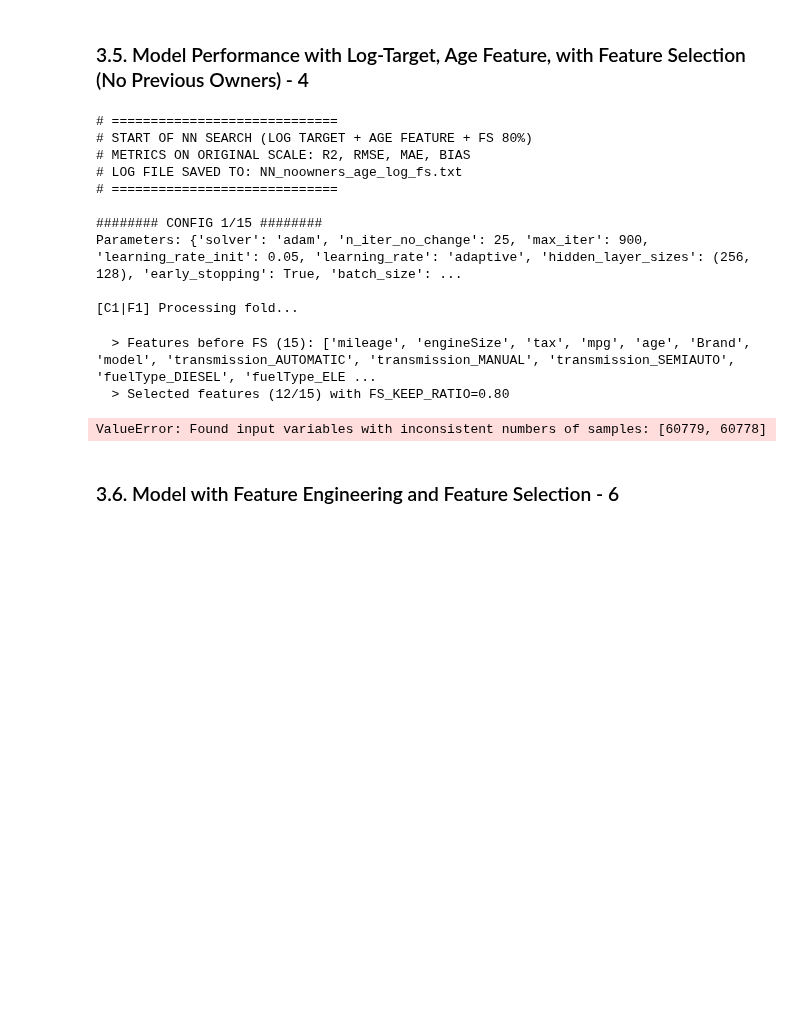
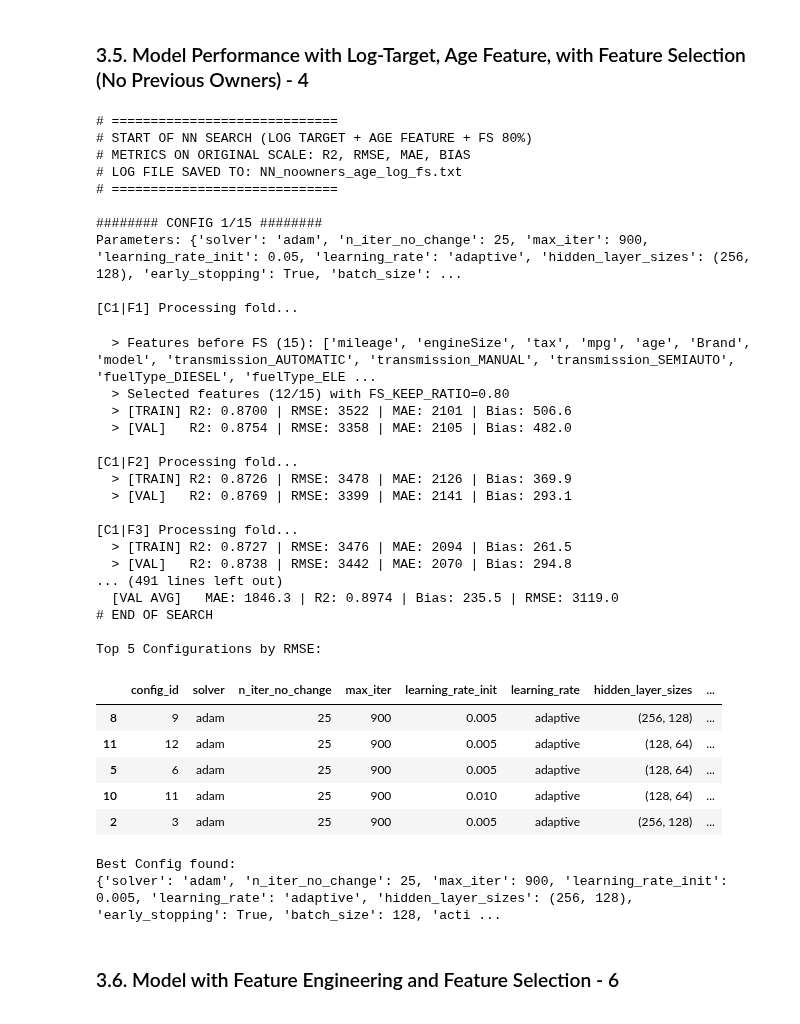
Before and after one commit to franciscasf/Machine-Learning-G51, a Jupyter notebook: notebooks/model_assessment_optimazation/05_6_NeuralNetworks.ipynb, the cells around one changed output. Saved outputs shown, nothing was run; the diff lists cells and outputs as text; code cells hidden in the pictures; blank space fills up the shorter version.

```diff
--- a/notebooks/model_assessment_optimazation/05_6_NeuralNetworks.ipynb
+++ b/notebooks/model_assessment_optimazation/05_6_NeuralNetworks.ipynb
@@ -1195,7 +1195,7 @@ with open(log_path, "w", encoding="utf-8") as log_file:
                 random_state=42,
                 verbose=False
             )
-            mlp_model.fit(X_train_scaled, y_train_log)
+            mlp_model.fit(X_train_sel, y_train_log)
 
             # predictions (log scale), then invert to original scale
             y_pred_train_log = mlp_model.predict(X_train_sel)
@@ -1262,34 +1262,56 @@ with open(log_path, "w", encoding="utf-8") as log_file:
 
         if mean_rmse_val < best_rmse:
             best_rmse = mean_rmse_val
             best_config = {**params}
             log(f"[NEW BEST RMSE] Config {config_id}")
 
     log("# END OF SEARCH")
 
 # Results
 results_df = pd.DataFrame(search_results)
 results_df_sorted = results_df.sort_values(by="val_rmse", ascending=True)
 
 print("\nTop 5 Configurations by RMSE:")
 display(results_df_sorted.head(5))
 
 print("\nBest Config found:")
 print(best_config)
 # %% [output]
 # =============================
 # START OF NN SEARCH (LOG TARGET + AGE FEATURE + FS 80%)
 # METRICS ON ORIGINAL SCALE: R2, RMSE, MAE, BIAS
 # LOG FILE SAVED TO: NN_noowners_age_log_fs.txt
 # =============================
 
 ######## CONFIG 1/15 ########
 Parameters: {'solver': 'adam', 'n_iter_no_change': 25, 'max_iter': 900, 'learning_rate_init': 0.05, 'learning_rate': 'adaptive', 'hidden_layer_sizes': (256, 128), 'early_stopping': True, 'batch_size': ...
 
 [C1|F1] Processing fold...
   > Features before FS (15): ['mileage', 'engineSize', 'tax', 'mpg', 'age', 'Brand', 'model', 'transmission_AUTOMATIC', 'transmission_MANUAL', 'transmission_SEMIAUTO', 'fuelType_DIESEL', 'fuelType_ELE ...
   > Selected features (12/15) with FS_KEEP_RATIO=0.80
+  > [TRAIN] R2: 0.8700 | RMSE: 3522 | MAE: 2101 | Bias: 506.6
+  > [VAL]   R2: 0.8754 | RMSE: 3358 | MAE: 2105 | Bias: 482.0
+
+[C1|F2] Processing fold...
+  > [TRAIN] R2: 0.8726 | RMSE: 3478 | MAE: 2126 | Bias: 369.9
+  > [VAL]   R2: 0.8769 | RMSE: 3399 | MAE: 2141 | Bias: 293.1
+
+[C1|F3] Processing fold...
+  > [TRAIN] R2: 0.8727 | RMSE: 3476 | MAE: 2094 | Bias: 261.5
+  > [VAL]   R2: 0.8738 | RMSE: 3442 | MAE: 2070 | Bias: 294.8
+... (491 lines left out)
+  [VAL AVG]   MAE: 1846.3 | R2: 0.8974 | Bias: 235.5 | RMSE: 3119.0
+# END OF SEARCH
+
+Top 5 Configurations by RMSE:
+|  | config_id | solver | n_iter_no_change | max_iter | learning_rate_init | learning_rate | hidden_layer_sizes | ... |
+| 8 | 9 | adam | 25 | 900 | 0.005 | adaptive | (256, 128) | ... |
+| 11 | 12 | adam | 25 | 900 | 0.005 | adaptive | (128, 64) | ... |
+| 5 | 6 | adam | 25 | 900 | 0.005 | adaptive | (128, 64) | ... |
+| 10 | 11 | adam | 25 | 900 | 0.010 | adaptive | (128, 64) | ... |
+| 2 | 3 | adam | 25 | 900 | 0.005 | adaptive | (256, 128) | ... |
-ValueError: Found input variables with inconsistent numbers of samples: [60779, 60778]
+Best Config found:
+{'solver': 'adam', 'n_iter_no_change': 25, 'max_iter': 900, 'learning_rate_init': 0.005, 'learning_rate': 'adaptive', 'hidden_layer_sizes': (256, 128), 'early_stopping': True, 'batch_size': 128, 'acti ...
 # %% [markdown]
 ### 3.6. Model with Feature Engineering and Feature Selection - 6
 <a id="fe_fs"></a>
```
Also changed, not shown: parts of 1 cell of this notebook, 4 other files.
